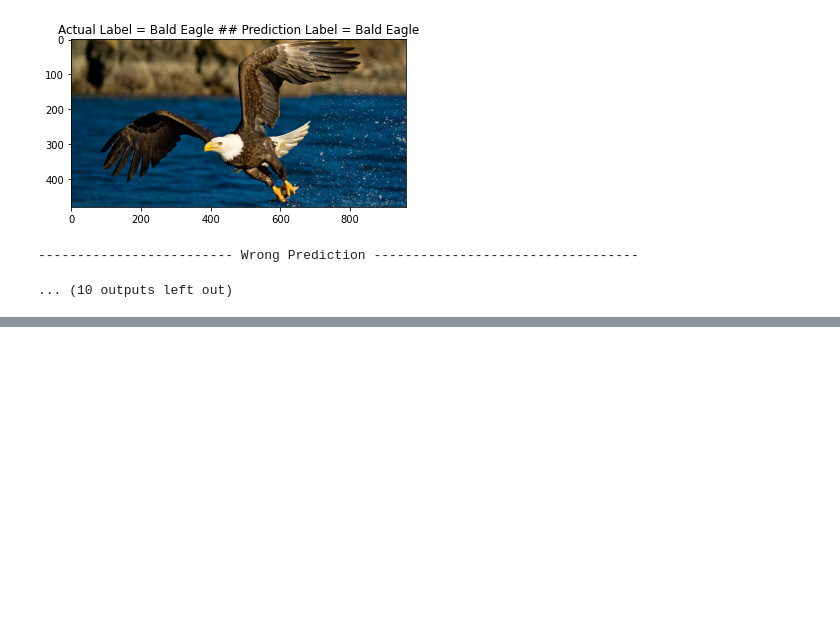
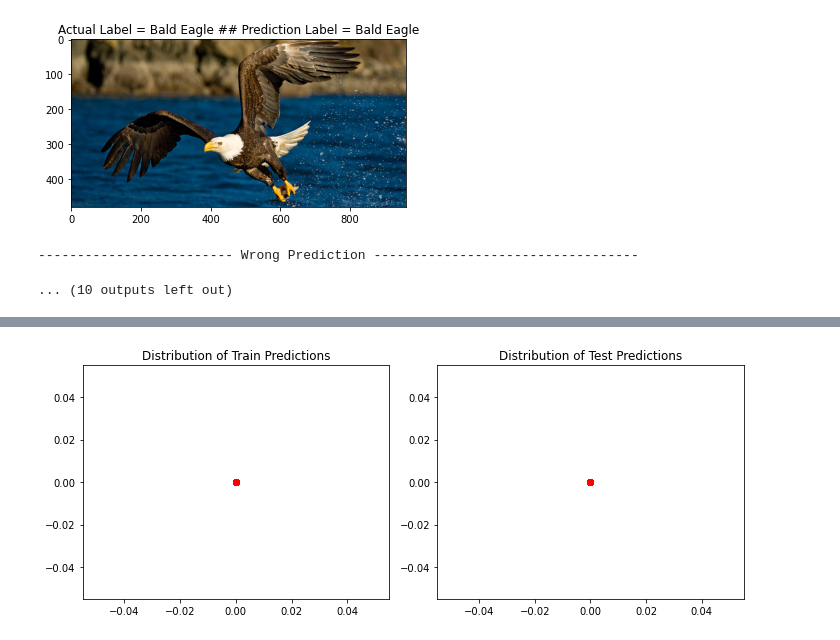
Before and after one commit to SM2A/Artificial_Intelligence_Course_Projects, a Jupyter notebook: CA5_P2/Report.ipynb, the cells around one changed output, grey strips where cells are left out. Drawn from its saved outputs; the diff is of its cells as text; code cells hidden in the pictures; blank space fills up the shorter version.

```diff
--- a/CA5_P2/Report.ipynb
+++ b/CA5_P2/Report.ipynb
@@ -857,0 +920,27 @@ for image in wrong:
+# %%
+encoded_train_images = encoder_model.predict(train_data)
+decoded_train_images = decoder_model.predict(encoded_train_images)
+
+encoded_test_images = encoder_model.predict(validation_data)
+decoded_test_images = decoder_model.predict(encoded_test_images)
+
+encoded_train_preds = numpy.argmax(numpy.array(decoded_train_images), axis = 1)
+encoded_test_preds = numpy.argmax(numpy.array(decoded_test_images), axis = 1)
+# %%
+colors = ['r', 'b', 'c', 'm']
+
+plot.figure(figsize=(10,4))
+
+plot.subplot(1,2,1)
+for i in range(len(encoded_train_images)):
+  plot.scatter(encoded_train_images[i][0], encoded_train_images[i][1], color=colors[encoded_train_preds[i]])
+plot.title("Distribution of Train Predictions")
+
+plot.subplot(1,2,2)
+for i in range(len(encoded_test_images)):
+  plot.scatter(encoded_test_images[i][0], encoded_test_images[i][1], color=colors[encoded_test_preds[i]])
+plot.title("Distribution of Test Predictions")
+plot.tight_layout()
+plot.show()
+# %% [output]
+[figure, added]
```
Also changed, not shown: parts of 4 cells of this notebook.
